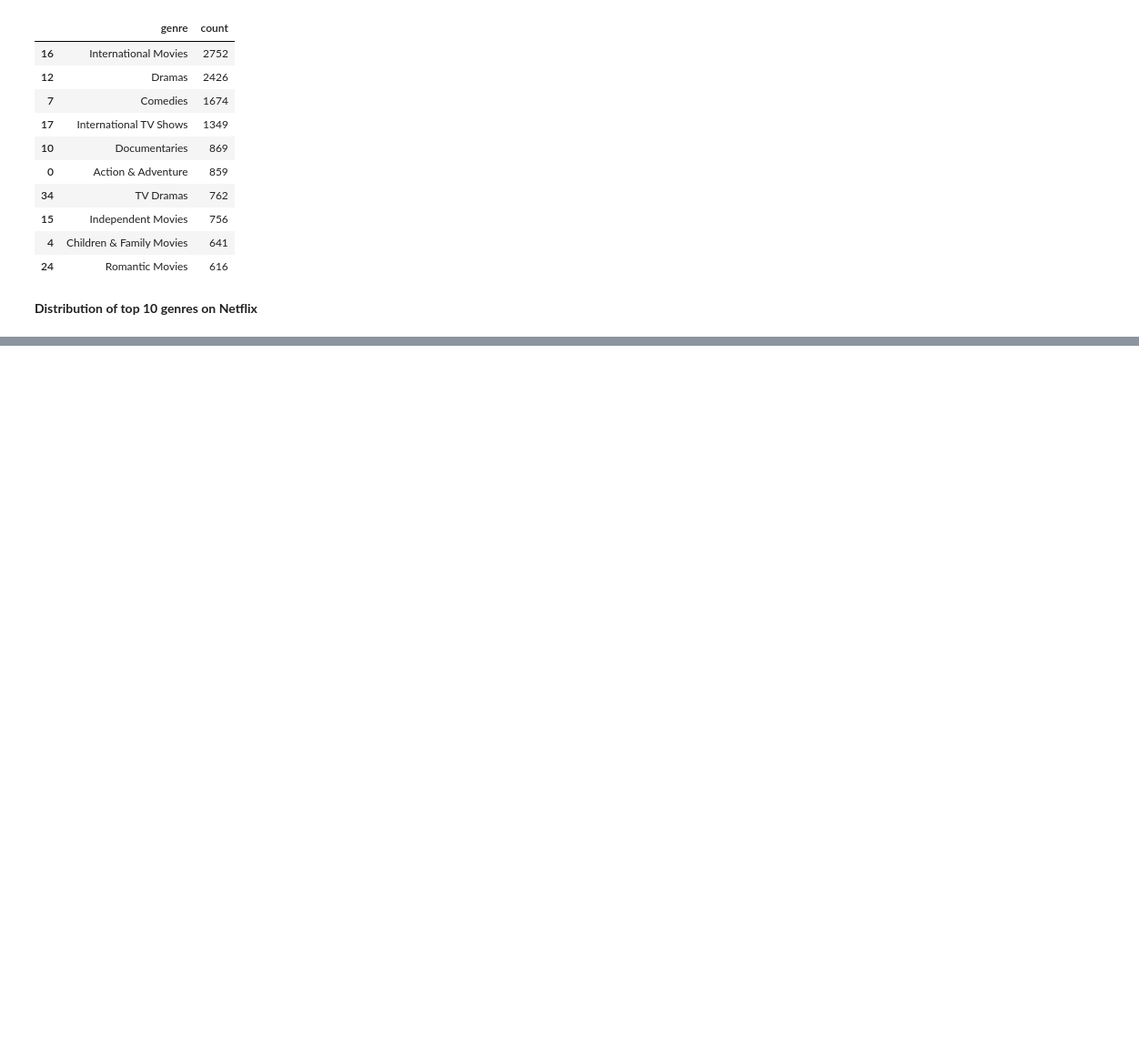
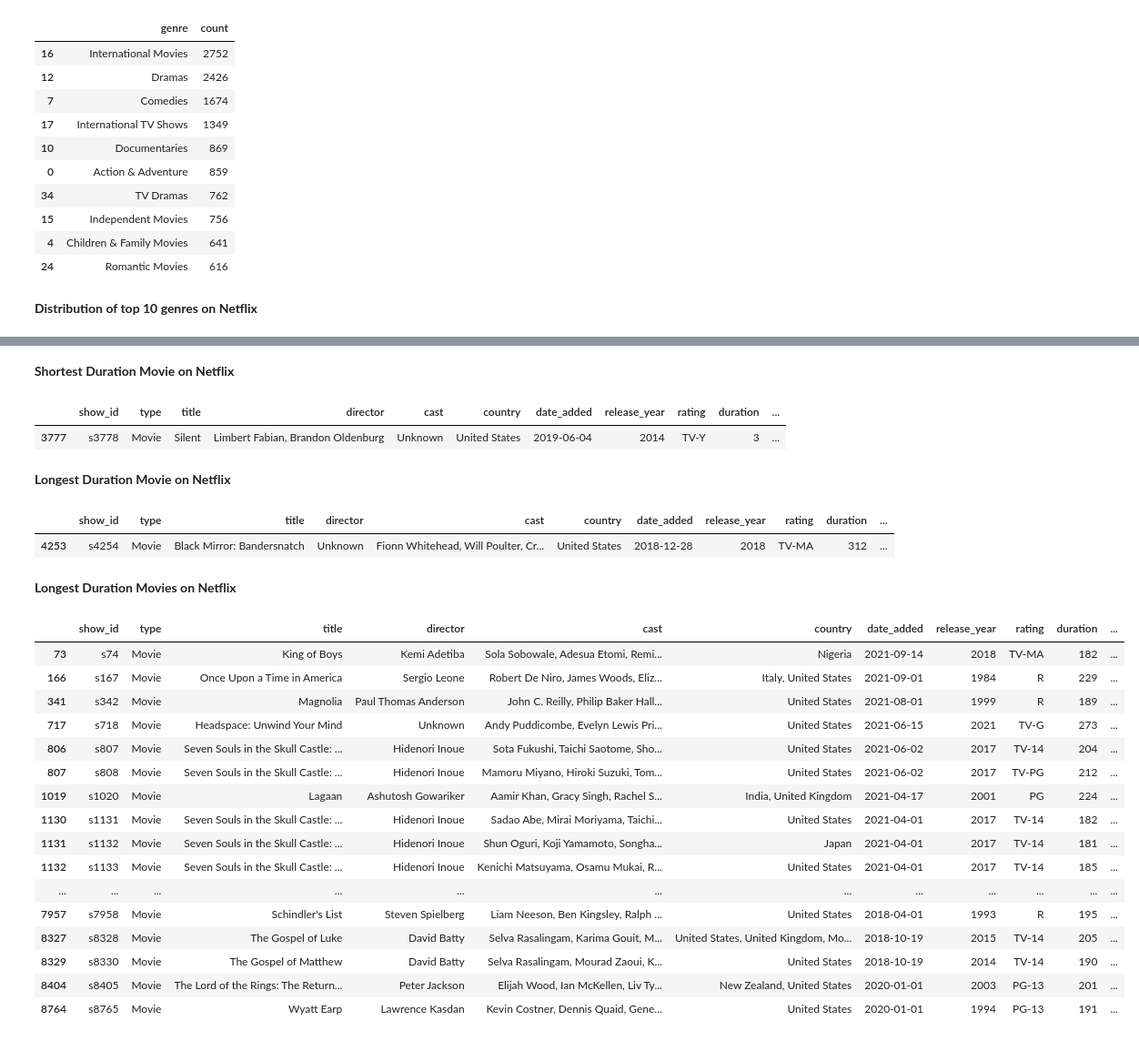
Before and after one commit to pragnakulkarni/Netflix-Movies-and-TV-Shows, a Jupyter notebook: Welcome_To_Colab.ipynb, the cells around one changed output, grey strips where cells are left out. Shown: that part at 91% size. Cells and saved outputs as stored; diff of their text form; code cells hidden in the pictures; blank space fills up the shorter version.

```diff
--- a/Welcome_To_Colab.ipynb
+++ b/Welcome_To_Colab.ipynb
@@ -609,0 +614,3 @@ pie.show()
+# %%
+movies = netflix_df.loc[(netflix_df['type'] == 'Movie')]
+movies.head()
@@ -609,0 +624,3 @@ pie.show()
+# %%
+movies['duration'] = movies['duration'].apply( lambda d : d.replace("min","") if "min" in d else d)
+movies.head()
@@ -609,0 +661,5 @@ pie.show()
+# %%
+movies['duration'] = movies['duration'].str.strip()
+movies['duration'] = movies['duration'].astype(int)
+movies.describe()
+#we converted the duration column to integer datatype
@@ -609,0 +687,43 @@ pie.show()
+# %% [markdown]
+**Shortest Duration Movie on Netflix**
+# %%
+shortest_movie = movies.loc[(movies['duration'] == min(movies['duration']))]
+shortest_movie
+#shortest movie has the duration of 3 min
+# %% [output]
+|  | show_id | type | title | director | cast | country | date_added | release_year | rating | duration | ... |
+| 3777 | s3778 | Movie | Silent | Limbert Fabian, Brandon Oldenburg | Unknown | United States | 2019-06-04 | 2014 | TV-Y | 3 | ... |
+# %% [markdown]
+**Longest Duration Movie on Netflix**
+# %%
+longest_movie = movies.loc[(movies['duration'] == max(movies['duration']))]
+longest_movie
+#Longest movie has the duration of 312 minutes
+# %% [output]
+|  | show_id | type | title | director | cast | country | date_added | release_year | rating | duration | ... |
+| 4253 | s4254 | Movie | Black Mirror: Bandersnatch | Unknown | Fionn Whitehead, Will Poulter, Cr... | United States | 2018-12-28 | 2018 | TV-MA | 312 | ... |
+# %% [markdown]
+**Longest Duration Movies on Netflix**
+# %%
+# Here I am considering the longest movies which has the duration more than 180 minutes i.e 3 hours
+
+longest_movies = movies.loc[movies['duration'] > 180]
+longest_movies
+# %% [output]
+|  | show_id | type | title | director | cast | country | date_added | release_year | rating | duration | ... |
+| 73 | s74 | Movie | King of Boys | Kemi Adetiba | Sola Sobowale, Adesua Etomi, Remi... | Nigeria | 2021-09-14 | 2018 | TV-MA | 182 | ... |
+| 166 | s167 | Movie | Once Upon a Time in America | Sergio Leone | Robert De Niro, James Woods, Eliz... | Italy, United States | 2021-09-01 | 1984 | R | 229 | ... |
+| 341 | s342 | Movie | Magnolia | Paul Thomas Anderson | John C. Reilly, Philip Baker Hall... | United States | 2021-08-01 | 1999 | R | 189 | ... |
+| 717 | s718 | Movie | Headspace: Unwind Your Mind | Unknown | Andy Puddicombe, Evelyn Lewis Pri... | United States | 2021-06-15 | 2021 | TV-G | 273 | ... |
+| 806 | s807 | Movie | Seven Souls in the Skull Castle: ... | Hidenori Inoue | Sota Fukushi, Taichi Saotome, Sho... | United States | 2021-06-02 | 2017 | TV-14 | 204 | ... |
+| 807 | s808 | Movie | Seven Souls in the Skull Castle: ... | Hidenori Inoue | Mamoru Miyano, Hiroki Suzuki, Tom... | United States | 2021-06-02 | 2017 | TV-PG | 212 | ... |
+| 1019 | s1020 | Movie | Lagaan | Ashutosh Gowariker | Aamir Khan, Gracy Singh, Rachel S... | India, United Kingdom | 2021-04-17 | 2001 | PG | 224 | ... |
+| 1130 | s1131 | Movie | Seven Souls in the Skull Castle: ... | Hidenori Inoue | Sadao Abe, Mirai Moriyama, Taichi... | United States | 2021-04-01 | 2017 | TV-14 | 182 | ... |
+| 1131 | s1132 | Movie | Seven Souls in the Skull Castle: ... | Hidenori Inoue | Shun Oguri, Koji Yamamoto, Songha... | Japan | 2021-04-01 | 2017 | TV-14 | 181 | ... |
+| 1132 | s1133 | Movie | Seven Souls in the Skull Castle: ... | Hidenori Inoue | Kenichi Matsuyama, Osamu Mukai, R... | United States | 2021-04-01 | 2017 | TV-14 | 185 | ... |
+| ... | ... | ... | ... | ... | ... | ... | ... | ... | ... | ... | ... |
+| 7957 | s7958 | Movie | Schindler's List | Steven Spielberg | Liam Neeson, Ben Kingsley, Ralph ... | United States | 2018-04-01 | 1993 | R | 195 | ... |
+| 8327 | s8328 | Movie | The Gospel of Luke | David Batty | Selva Rasalingam, Karima Gouit, M... | United States, United Kingdom, Mo... | 2018-10-19 | 2015 | TV-14 | 205 | ... |
+| 8329 | s8330 | Movie | The Gospel of Matthew | David Batty | Selva Rasalingam, Mourad Zaoui, K... | United States | 2018-10-19 | 2014 | TV-14 | 190 | ... |
+| 8404 | s8405 | Movie | The Lord of the Rings: The Return... | Peter Jackson | Elijah Wood, Ian McKellen, Liv Ty... | New Zealand, United States | 2020-01-01 | 2003 | PG-13 | 201 | ... |
+| 8764 | s8765 | Movie | Wyatt Earp | Lawrence Kasdan | Kevin Costner, Dennis Quaid, Gene... | United States | 2020-01-01 | 1994 | PG-13 | 191 | ... |
```
Also changed, not shown: parts of 8 cells of this notebook.
